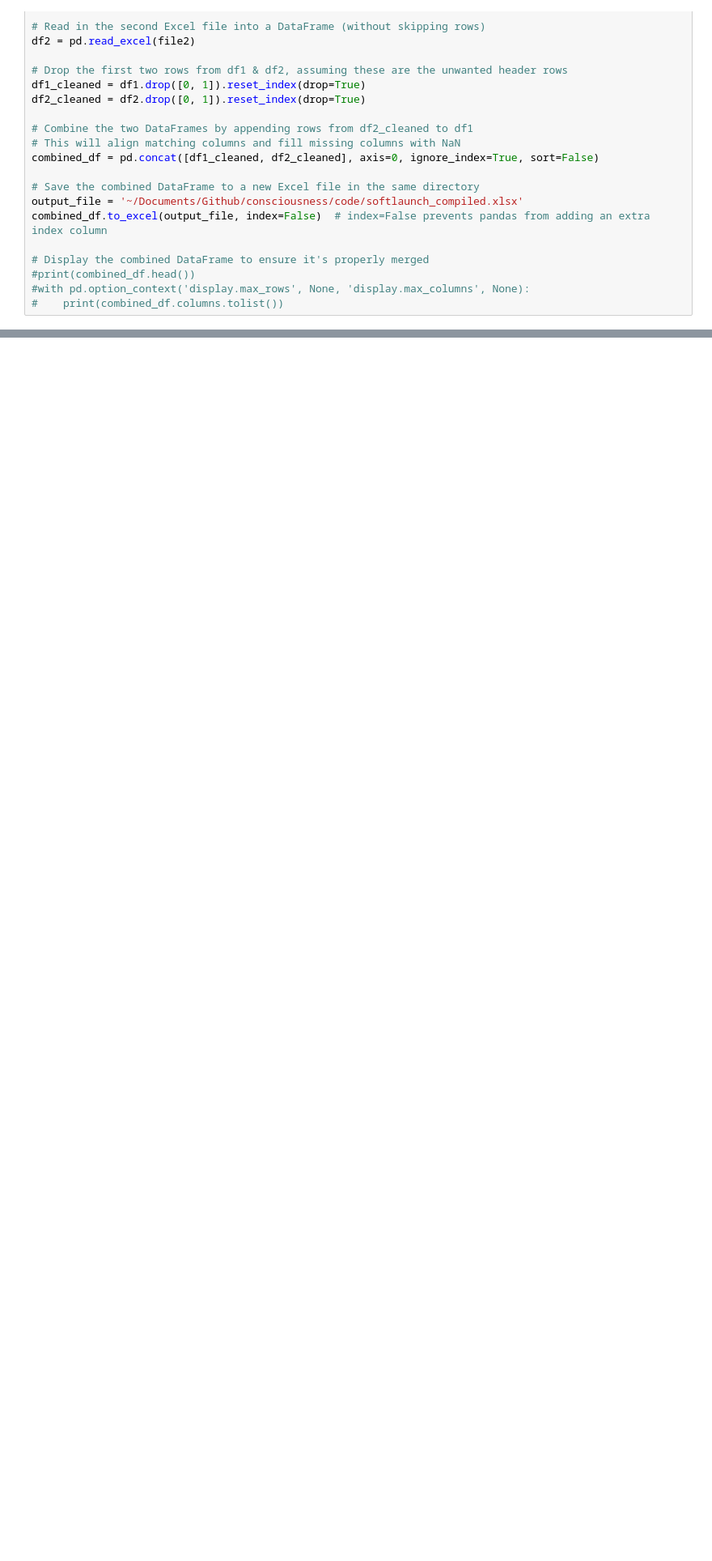
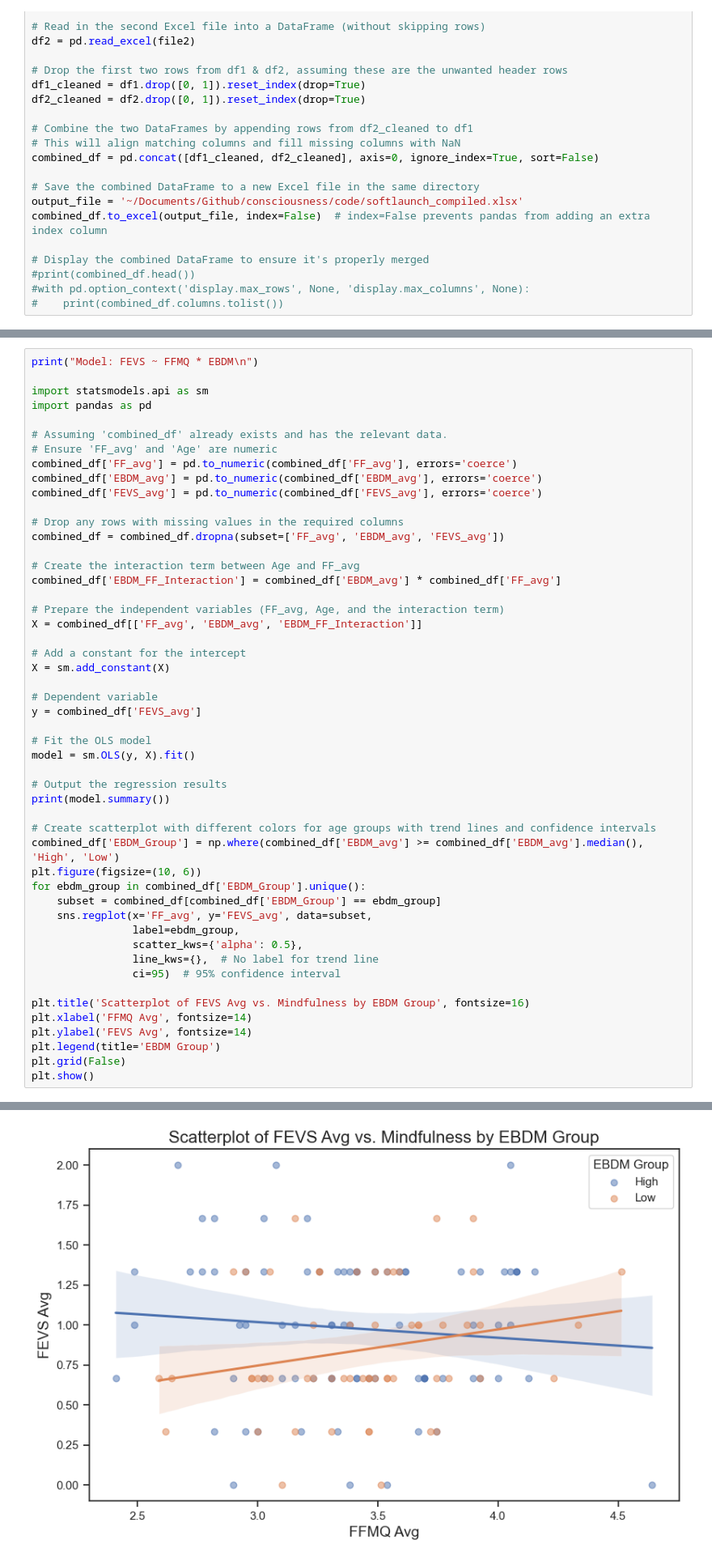
Before and after one commit to DVS-Lab/consciousness, a Jupyter notebook: code/gen-stats_softlaunch-data.ipynb, the cells around one changed output, grey strips where cells are left out. Shown at 81% size. Saved outputs shown, nothing was run; the diff lists cells and outputs as text; blank space fills up the shorter version.

```diff
--- a/code/gen-stats_softlaunch-data.ipynb
+++ b/code/gen-stats_softlaunch-data.ipynb
@@ -711,0 +613,51 @@ plt.show()
+# %%
+print("Model: FEVS ~ FFMQ * EBDM\n")
+
+import statsmodels.api as sm
+import pandas as pd
+
+# Assuming 'combined_df' already exists and has the relevant data.
+# Ensure 'FF_avg' and 'Age' are numeric
+combined_df['FF_avg'] = pd.to_numeric(combined_df['FF_avg'], errors='coerce')
+combined_df['EBDM_avg'] = pd.to_numeric(combined_df['EBDM_avg'], errors='coerce')
+combined_df['FEVS_avg'] = pd.to_numeric(combined_df['FEVS_avg'], errors='coerce')
+
+# Drop any rows with missing values in the required columns
+combined_df = combined_df.dropna(subset=['FF_avg', 'EBDM_avg', 'FEVS_avg'])
+
+# Create the interaction term between Age and FF_avg
+combined_df['EBDM_FF_Interaction'] = combined_df['EBDM_avg'] * combined_df['FF_avg']
+
+# Prepare the independent variables (FF_avg, Age, and the interaction term)
+X = combined_df[['FF_avg', 'EBDM_avg', 'EBDM_FF_Interaction']]
+
+# Add a constant for the intercept
+X = sm.add_constant(X)
+
+# Dependent variable
+y = combined_df['FEVS_avg']
+
+# Fit the OLS model
+model = sm.OLS(y, X).fit()
+
+# Output the regression results
+print(model.summary())
+
+# Create scatterplot with different colors for age groups with trend lines and confidence intervals
+combined_df['EBDM_Group'] = np.where(combined_df['EBDM_avg'] >= combined_df['EBDM_avg'].median(), 'High', 'Low')
+plt.figure(figsize=(10, 6))
+for ebdm_group in combined_df['EBDM_Group'].unique():
+    subset = combined_df[combined_df['EBDM_Group'] == ebdm_group]
+    sns.regplot(x='FF_avg', y='FEVS_avg', data=subset,
+                label=ebdm_group,
+                scatter_kws={'alpha': 0.5},
+                line_kws={},  # No label for trend line
+                ci=95)  # 95% confidence interval
+
+plt.title('Scatterplot of FEVS Avg vs. Mindfulness by EBDM Group', fontsize=16)
+plt.xlabel('FFMQ Avg', fontsize=14)
+plt.ylabel('FEVS Avg', fontsize=14)
+plt.legend(title='EBDM Group')
+plt.grid(False)
+plt.show()
+# %% [output]
@@ -711,0 +681 @@ plt.show()
+[figure, added]
```
Also changed, not shown: parts of 18 cells of this notebook, 2 other files.
